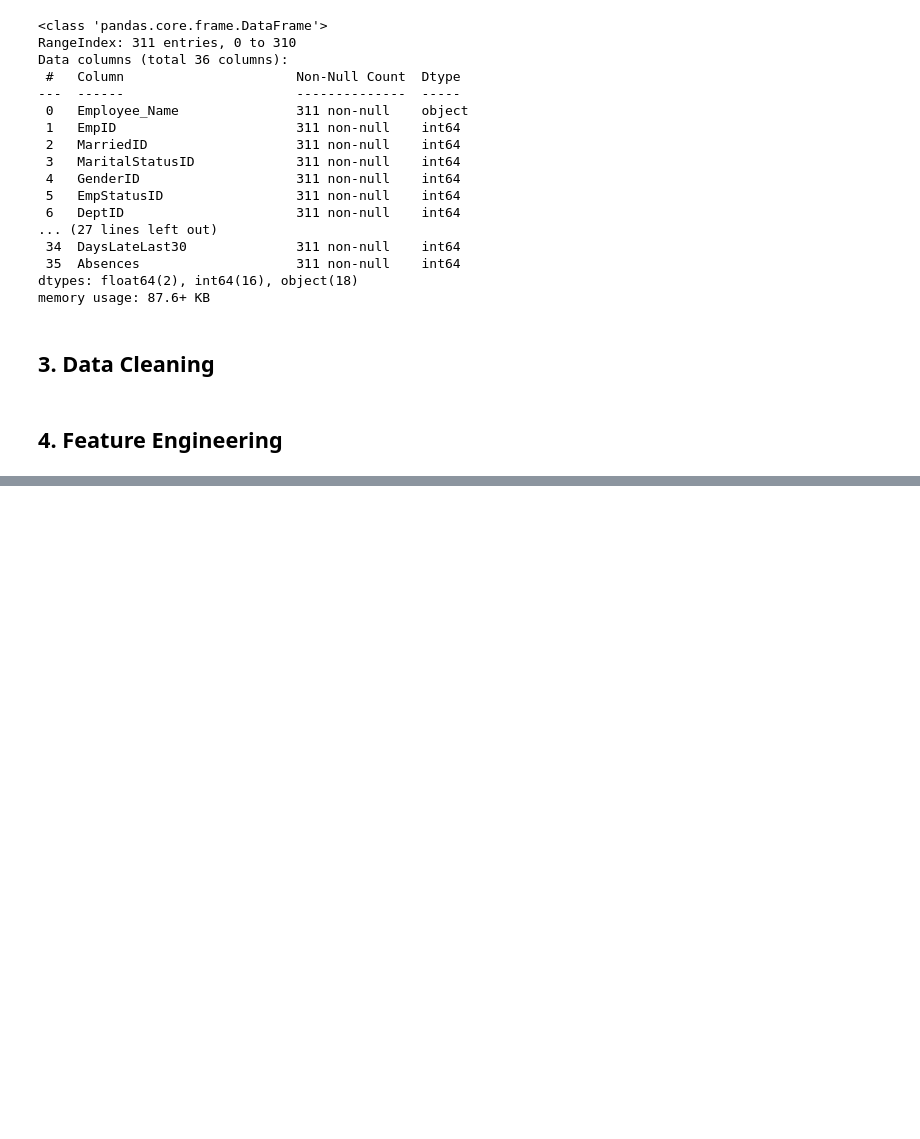
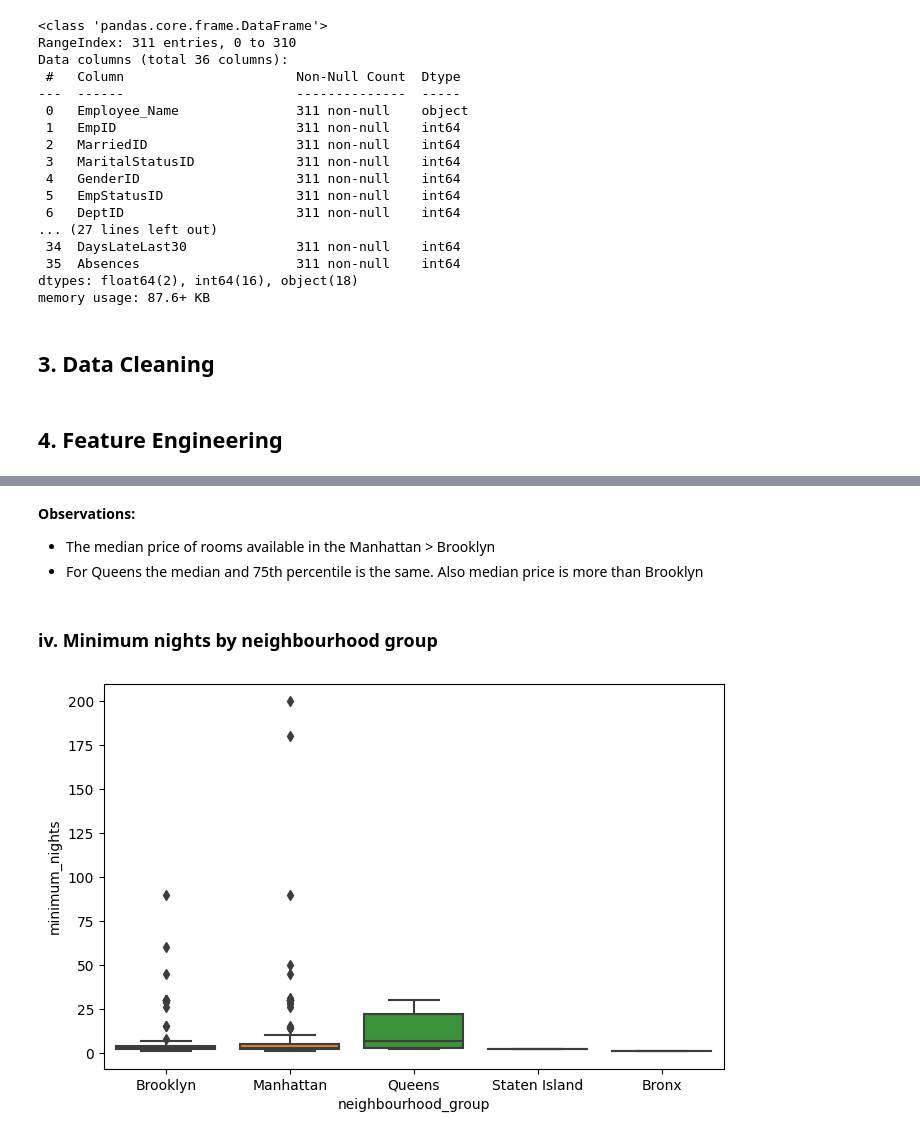
Before and after one commit to sank3t/Assignment-4, a Jupyter notebook: Data_Cleaning_and_Visualization.ipynb, the cells around one changed output, grey strips where cells are left out. Cells and saved outputs as stored; diff of their text form; code cells hidden in the pictures; blank space fills up the shorter version.

```diff
--- a/Data_Cleaning_and_Visualization.ipynb
+++ b/Data_Cleaning_and_Visualization.ipynb
@@ -98,0 +128,14 @@ hr_df["tenure_days"] = hr_df["DateofTermination"] - hr_df["DateofHire"]
+# %% [markdown]
+**Observations:**
+
+* The median price of rooms available in the Manhattan > Brooklyn
+* For Queens the median and 75th percentile is the same. Also median price is more than Brooklyn
+# %% [markdown]
+### iv. Minimum nights by neighbourhood group
+# %%
+plt.figure(figsize=(8, 5))
+
+sns.boxplot(x="neighbourhood_group", y="minimum_nights", data=airbnb_df)
+plt.show()
+# %% [output]
+[figure, added]
```
Also changed, not shown: parts of 13 cells of this notebook.
